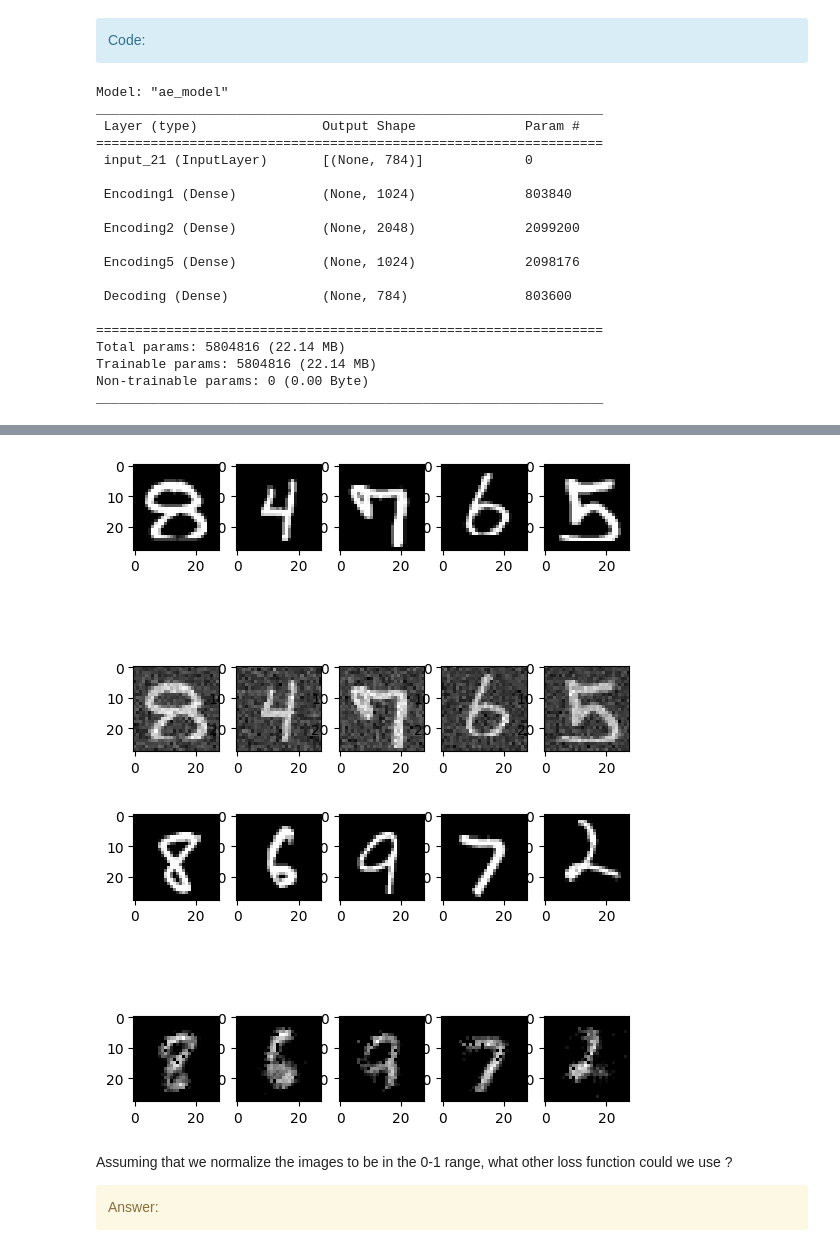
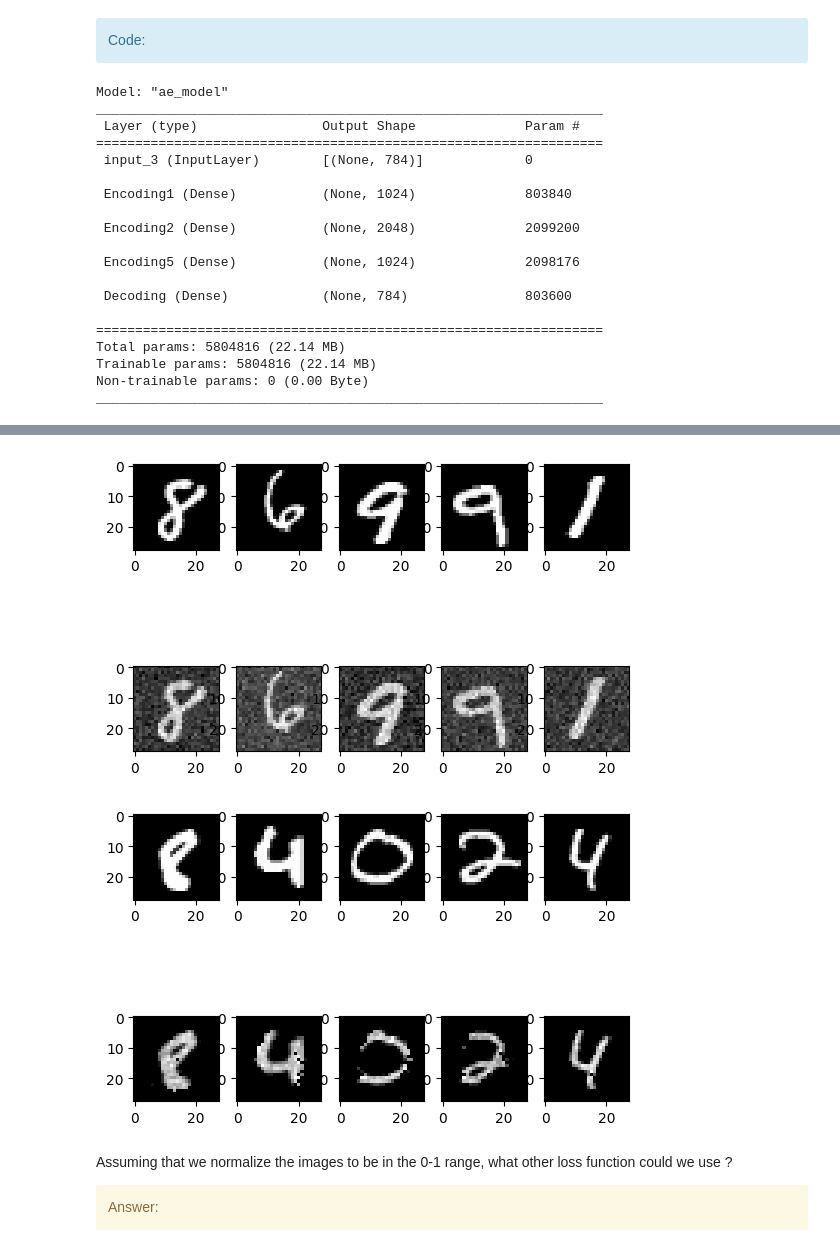
Before and after one commit to kjle/TelecomParis_Promo2025, a Jupyter notebook: SD-TSIA210/TP2 NN/TP_NN_students.ipynb, the cells around one changed output, grey strips where cells are left out. Cells and saved outputs as stored; diff of their text form; code cells hidden in the pictures.

```diff
--- a/SD-TSIA210/TP2 NN/TP_NN_students.ipynb
+++ b/SD-TSIA210/TP2 NN/TP_NN_students.ipynb
@@ -630,7 +633,7 @@ output_layer = Dense(img_cols*img_rows, activation='relu', name='Decoding')(late
 ae_model = Model(input_layer, output_layer, name='ae_model')
 ae_model.summary()
 
-optimizer = SGD(lr=1e-1)
+optimizer = keras.optimizers.Adam(lr=1e-3)
 ae_model.compile(optimizer=optimizer, loss='mse')
 
 batch_size = 128
@@ -657,7 +660,7 @@ Model: "ae_model"
 _________________________________________________________________
  Layer (type)                Output Shape              Param #
 =================================================================
- input_21 (InputLayer)       [(None, 784)]             0
+ input_3 (InputLayer)        [(None, 784)]             0
 
  Encoding1 (Dense)           (None, 1024)              803840
 
@@ -693,5 +696,5 @@ Epoch 10/10
-[figure, old version]
+[figure, new version]
-[figure, old version]
+[figure, new version]
 # %% [markdown]
 Assuming that we normalize the images to be in the 0-1 range, what other loss function could we use ?
 <div class='alert alert-block alert-warning'>
```
Also changed, not shown: parts of 8 cells of this notebook.
